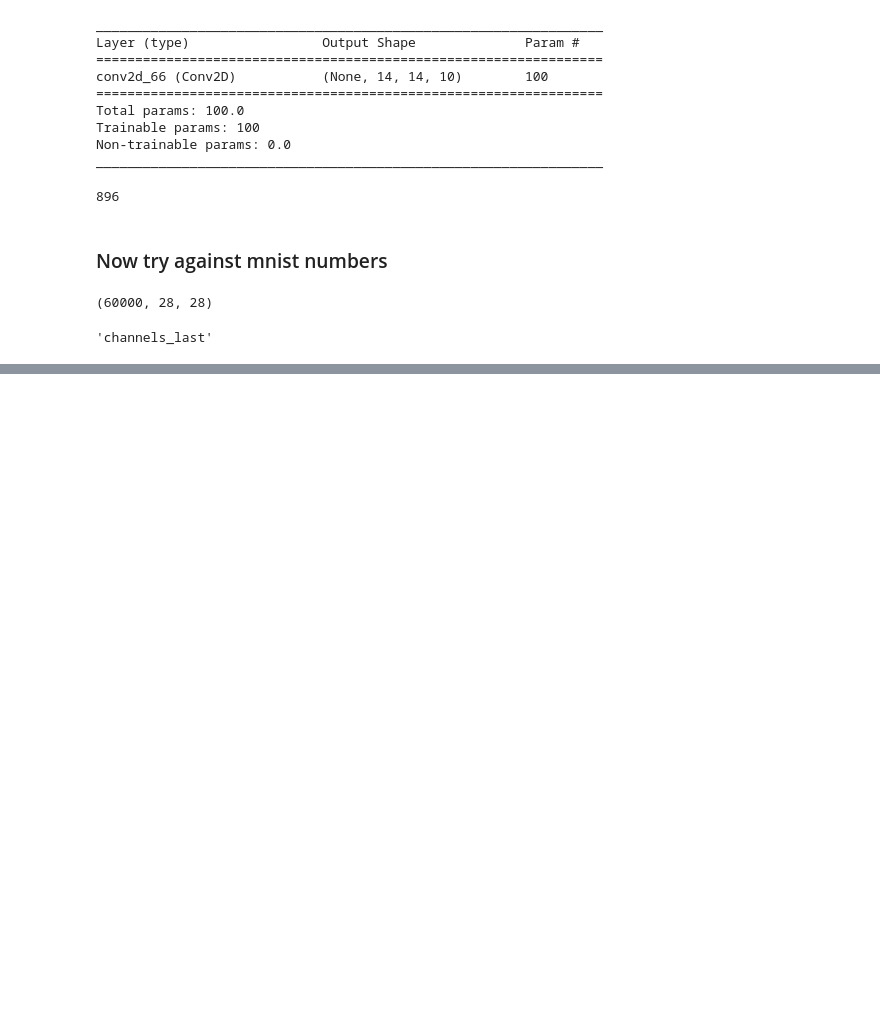
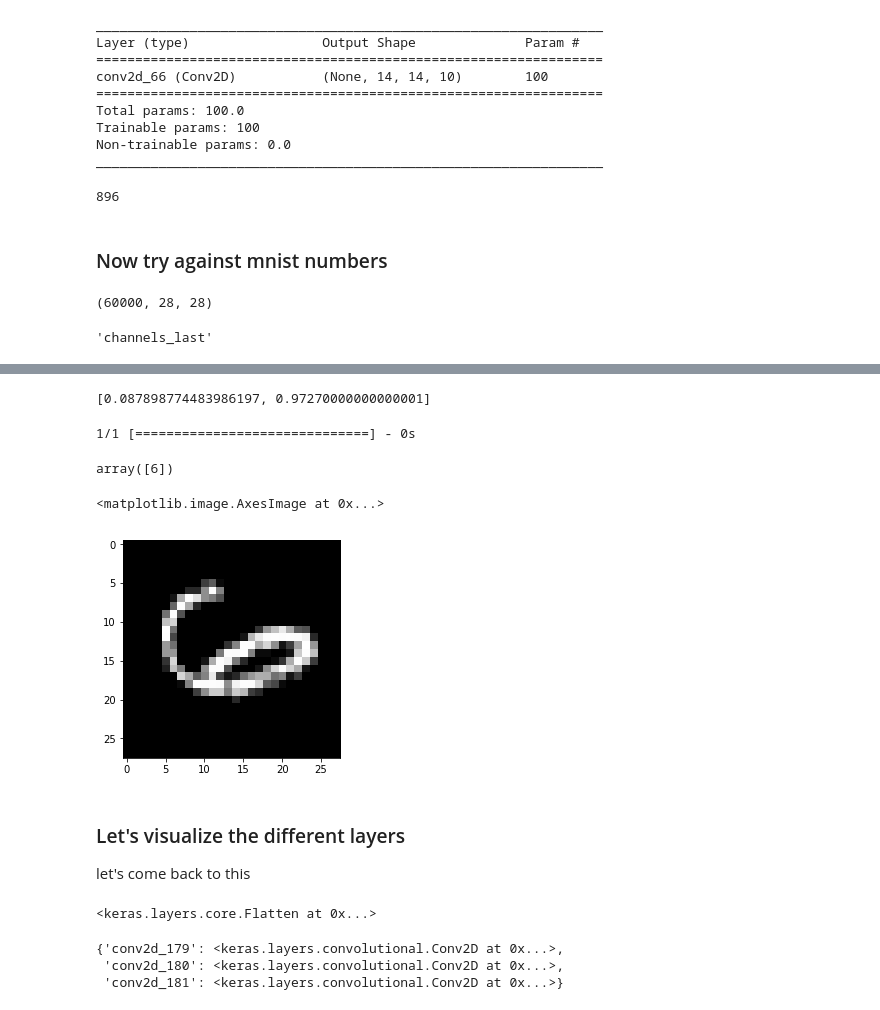
Before and after one commit to Ryanglambert/machine-learning, a Jupyter notebook: projects/practice_projects/Mnist digit classifier.ipynb, the cells around one changed output, grey strips where cells are left out. Cells and saved outputs as stored; diff of their text form; code cells hidden in the pictures; blank space fills up the shorter version.

```diff
--- a/projects/practice_projects/Mnist digit classifier.ipynb
+++ b/projects/practice_projects/Mnist digit classifier.ipynb
@@ -206,0 +241,4 @@ _________________________________________________________________
+# %%
+model.evaluate(normalize_features(x_test).reshape(10000, 28, 28, 1), y_test)
+# %% [output]
+[0.087898774483986197, 0.97270000000000001]
@@ -206,0 +250,16 @@ _________________________________________________________________
+# %%
+num = 3222
+# %%
+normalize_number(x_test[num])
+# %% [output]
+1/1 [==============================] - 0s
+array([6])
+# %%
+plt.imshow(x_test[num], cmap='gray')
+# %% [output]
+<matplotlib.image.AxesImage at 0x...>
+[figure, added]
+# %% [markdown]
+### Let's visualize the different layers
+
+let's come back to this
@@ -206,0 +270,13 @@ _________________________________________________________________
+# %%
+layer_dict.pop('dense_58')
+layer_dict.pop('dropout_32')
+layer_dict.pop('dropout_33')
+layer_dict.pop('flatten_30')
+# %% [output]
+<keras.layers.core.Flatten at 0x...>
+# %%
+layer_dict
+# %% [output]
+{'conv2d_179': <keras.layers.convolutional.Conv2D at 0x...>,
+ 'conv2d_180': <keras.layers.convolutional.Conv2D at 0x...>,
+ 'conv2d_181': <keras.layers.convolutional.Conv2D at 0x...>}
```
Also changed, not shown: parts of 9 cells of this notebook, 1 other file.
